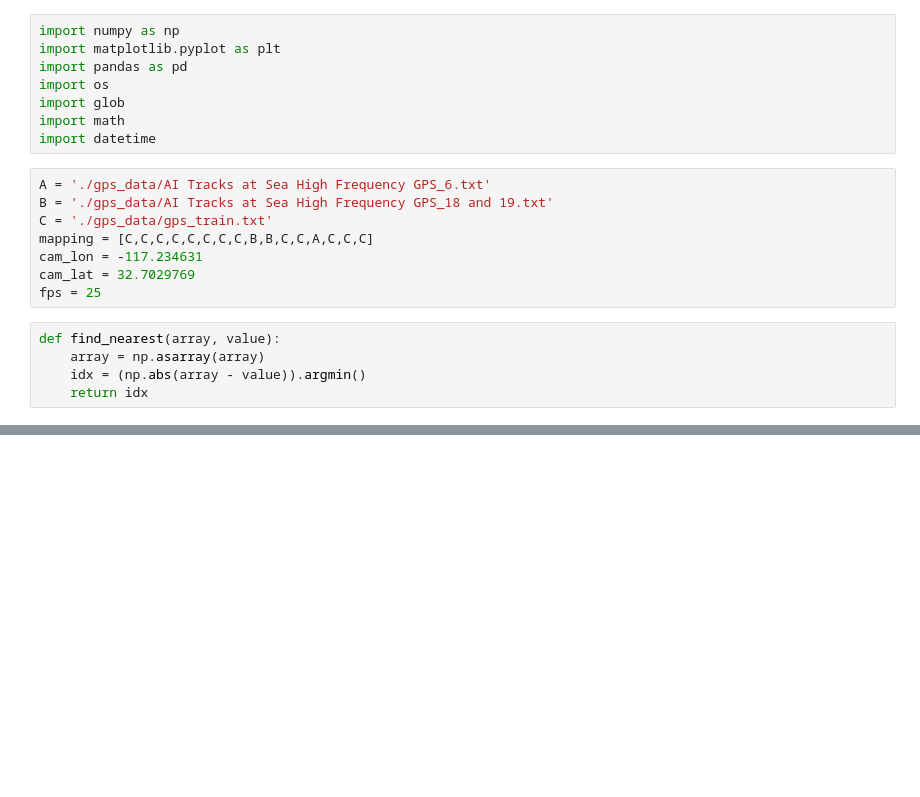
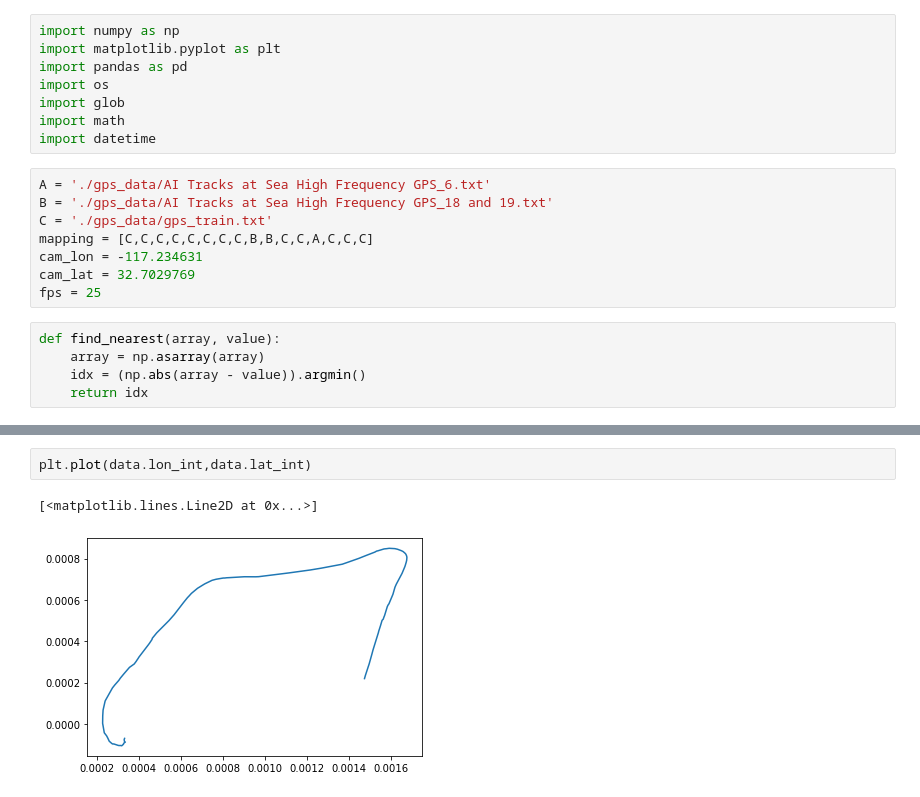
Before and after one commit to Blair-Johnson/crowsnest, a Jupyter notebook: Preprocessing Prototype.ipynb, the cells around one changed output, grey strips where cells are left out. Drawn from its saved outputs; the diff is of its cells as text; blank space fills up the shorter version.

```diff
--- a/Preprocessing Prototype.ipynb
+++ b/Preprocessing Prototype.ipynb
@@ -221,0 +226,5 @@ plt.plot(data.x_cent,data.y_cent)
+# %%
+plt.plot(data.lon_int,data.lat_int)
+# %% [output]
+[<matplotlib.lines.Line2D at 0x...>]
+[figure, added]
```
Also changed, not shown: parts of 3 cells of this notebook, 5 other files.
